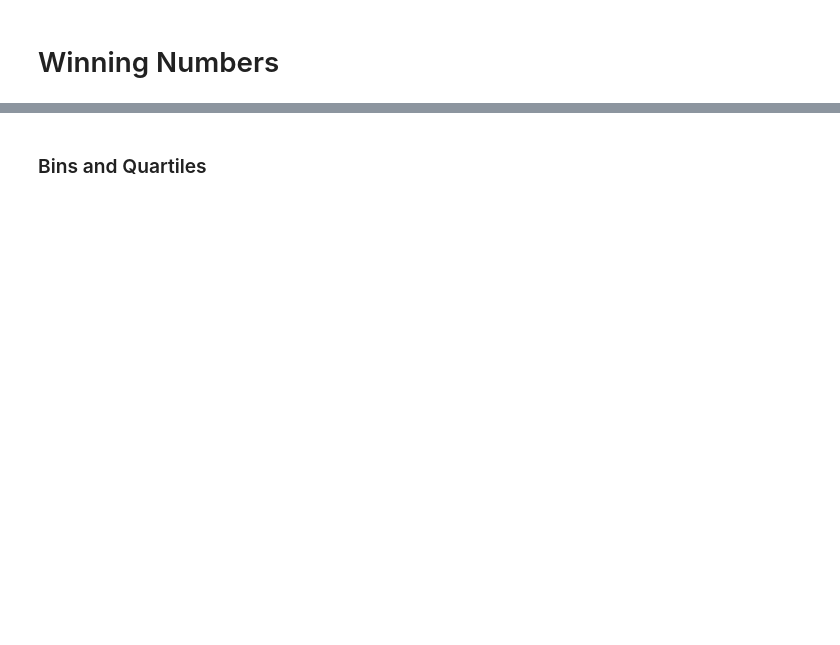
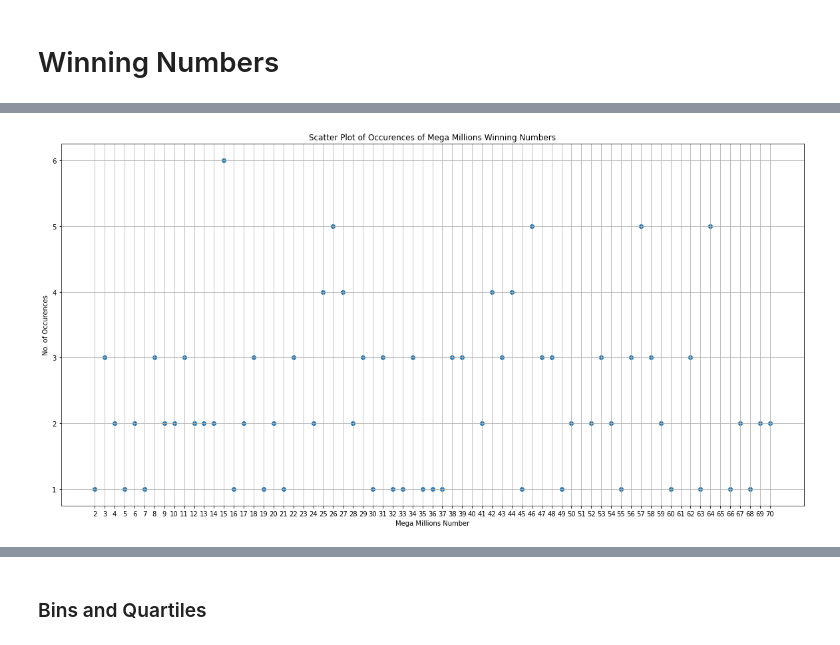
Before and after one commit to Jamals211/Gaming_The_Lottery, a Jupyter notebook: Lottery.ipynb, the cells around one changed output, grey strips where cells are left out. Cells and saved outputs as stored; diff of their text form; code cells hidden in the pictures; blank space fills up the shorter version.

```diff
--- a/Lottery.ipynb
+++ b/Lottery.ipynb
@@ -164,0 +202,19 @@ for x in lst:
+# %%
+#unpack the list ofr x and y values using zip(data)
+x, y = zip(*sorted_d)
+#plot the # vs the number of occurces
+# x=list(range(1, 71))
+fig = plt.figure(figsize = (20, 10))
+plt.scatter(*zip(*sorted_d))
+plt.xticks(np.arange(min(x), max(x)+1, 1.0))
+# plt.xticks(rotation=70)
+
+plt.xlabel("Mega Millions Number")
+plt.ylabel("No. of Occurences")
+plt.title("Scatter Plot of Occurences of Mega Millions Winning Numbers")
+plt.grid()
+ # Call save fig beforee plt.show
+plt.savefig("Images/MegaMillions_Scatter.png", bbox_inches='tight')
+plt.show()
+# %% [output]
+[figure, added]
```
Also changed, not shown: parts of 62 cells of this notebook, 7 other files.
